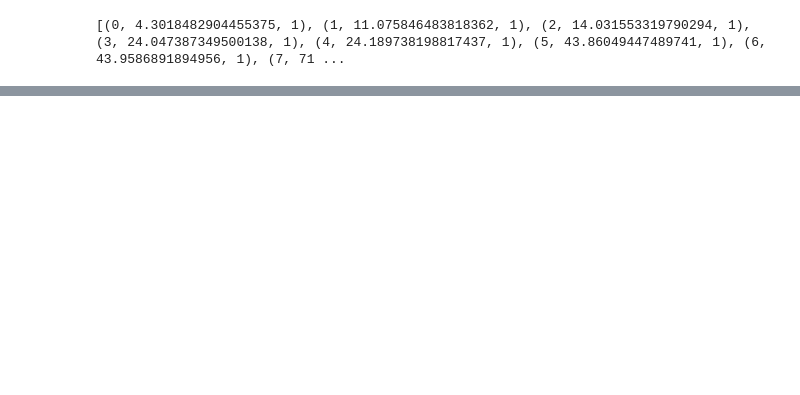
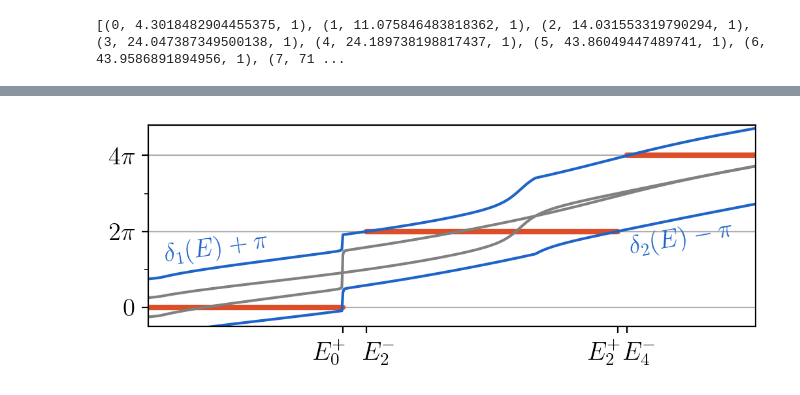
Before and after one commit to toonijn/PhD-thesis, a Jupyter notebook: img/chapter2/prufer/periodic.ipynb, the cells around one changed output, grey strips where cells are left out. Saved outputs shown, nothing was run; the diff lists cells and outputs as text; code cells hidden in the pictures; blank space fills up the shorter version.

```diff
--- a/img/chapter2/prufer/periodic.ipynb
+++ b/img/chapter2/prufer/periodic.ipynb
@@ -64,0 +79,82 @@ plt.savefig("periodic_minmax.pdf", bbox_inches="tight")
+# %%
+import numpy as np
+from math import sin, cos
+
+Es = np.linspace(1, 22, 600)
+alphas = np.linspace(0, pi, 100) + 0.01
+
+m = forward.__sector(forward.__matchIndex).min
+
+
+data = np.array([
+    [
+        forward.propagate(E, (sin(alpha), cos(alpha)), 0, m)[1] - forward.propagate(E, (sin(alpha), cos(alpha)), pi, m)[1] for E in Es
+    ] for alpha in alphas
+])
+# %%
+import matplotlib.transforms
+
+
+a = 45
+b = (len(alphas)//2 + a)%len(alphas)
+
+l1 = int((len(Es)-1) * 0)
+l2 = int((len(Es)-1) * 1)
+
+fig, ax = plt.subplots(1,1, figsize=(6, 2), dpi=200)
+
+d1 = np.min([data[a,:], data[b,:]], axis=0)
+d2 = np.max([data[a,:], data[b,:]], axis=0)
+
+ax.set_yticks(*zip(*[(pi*i, "$0$" if i == 0 else "$\\pi$" if i == 1 else f"${i}\\pi$") for i in range(0, 5, 2)]))
+ax.set_yticks([pi*i for i in range(-1, 6, 1)], minor=True)
+
+ax.grid(axis="y", which="major")
+
+ax.set_ylim(-.5*pi, 4.8*pi)
+ax.set_xlim(Es[l1], Es[l2])
+
+low = {}
+high = {}
+tl = []
+for k in [0, 2, 4]:
+    loc = (d2 - pi > k * pi).nonzero()[0]
+    if len(loc) > 0:
+        E = Es[np.min(loc)]
+        high[k] = E
+        tl.append((E, f"$E_{{{k}}}^{{+}}$"))
+    loc = (d1 + pi < k * pi).nonzero()[0]
+    if len(loc) > 0:
+        E = Es[np.max(loc)]
+        low[k] = E
+        tl.append((E, f"$E_{{{k}}}^{{-}}$"))
+ax.set_xticks(*zip(*sorted(tl)))
+for k, label in enumerate(ax.get_xticklabels()):
+    offset = matplotlib.transforms.ScaledTranslation((-1 if k % 2 == 0 else 1)*0.1, 0, fig.dpi_scale_trans)
+    label.set_transform(label.get_transform() + offset)
+low[0] = -10
+high[4] = 100
+
+for k in [0, 2, 4]:
+    ax.plot([low[k], high[k]], [k*pi, k*pi], c=ugent.rood, lw=3, alpha=1, solid_capstyle="round")
+
+ax.plot(Es[l1:l2], data[a, l1:l2], c='gray')
+ax.plot(Es[l1:l2], data[b, l1:l2], c='gray')
+ax.plot(Es[l1:l2], d1[l1:l2]+pi, c=ugent.blauw)
+ax.plot(Es[l1:l2], d2[l1:l2]-pi, c=ugent.blauw)
+
+t1 = l1 + 120
+ax.text(Es[t1], d1[t1]+pi+1, "$\\delta_1(E) + \pi$", va="center", ha="right", rotation=8, c=ugent.blauw)
+
+t2 = l2 - 20
+ax.text(Es[t2], d2[t2]-pi-.8, "$\\delta_2(E) - \pi$", va="top", ha="right", rotation=10, c=ugent.blauw)
+
+plt.savefig("periodic_find_ep_em.pdf", bbox_inches="tight")
+# m1 = l2 - 60
+# ax.text(Es[m1]-0.1, d1[m1] + pi/2, "$\\pi$", va="center", ha="right")
+# ax.plot([Es[m1], Es[m1]], [d1[m1], d1[m1]+pi], marker="_", c=ugent.zwart, zorder=10)
+# m2 = l2 - 100
+# ax.text(Es[m2]+0.1, d2[m2] - pi/2, "$\\pi$", va="center", ha="left")
+# ax.plot([Es[m2], Es[m2]], [d2[m2], d2[m2]-pi], marker="_", c=ugent.zwart, zorder=10)
+# %% [output]
+[figure, added]
```
Also changed, not shown: parts of 3 cells of this notebook, 6 other files.
